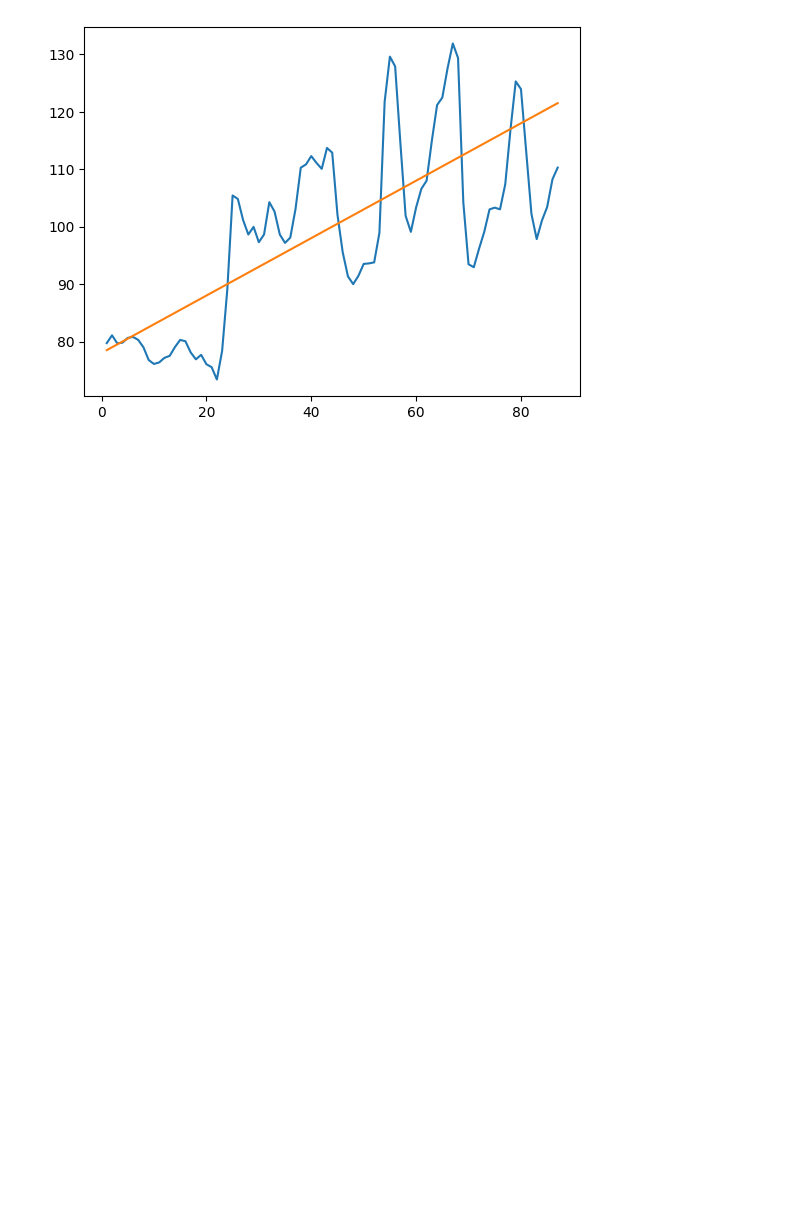
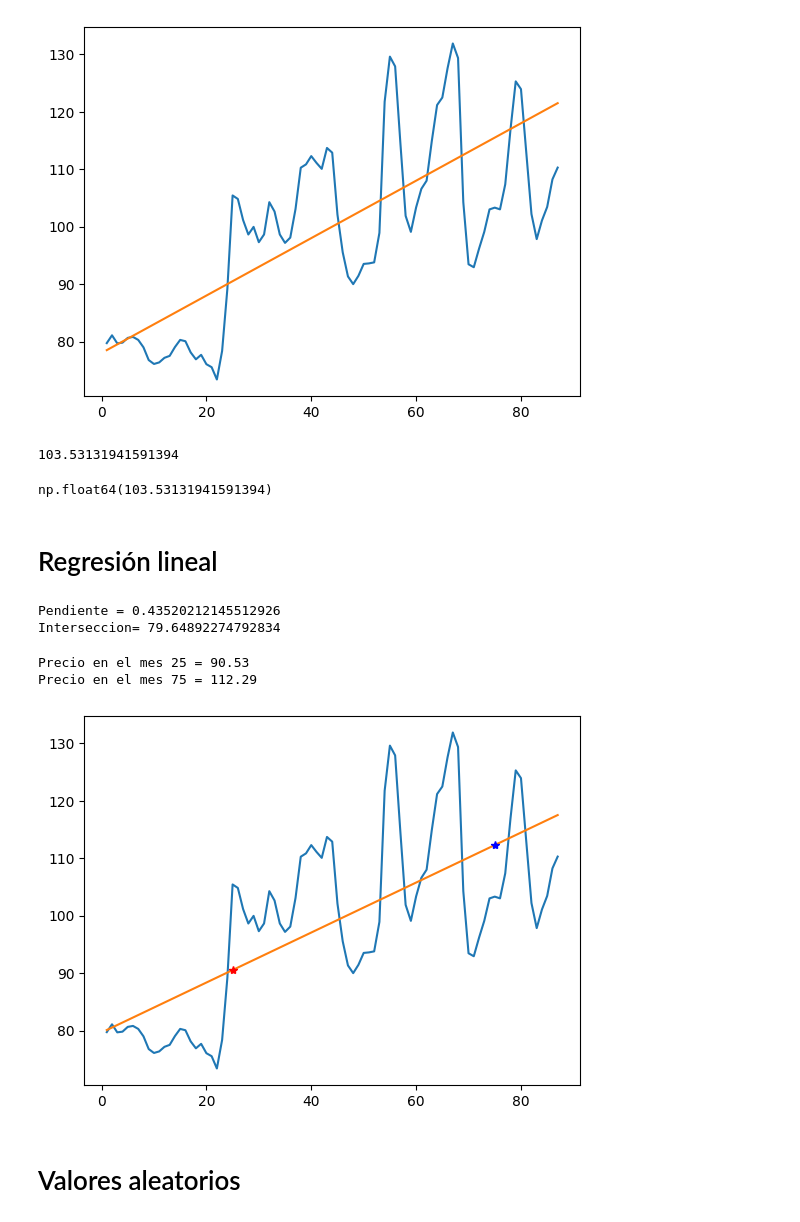
Before and after one commit to MauLazcano/manejoNumpy, a Jupyter notebook: Numpy.ipynb, the cells around one changed output. Saved outputs shown, nothing was run; the diff lists cells and outputs as text; code cells hidden in the pictures; blank space fills up the shorter version.

```diff
--- a/Numpy.ipynb
+++ b/Numpy.ipynb
@@ -199,3 +217,40 @@ plt.plot(x,y)
 # %% [output]
 [<matplotlib.lines.Line2D at 0x...>]
 [figure]
+# %%
+valorAbs =np.sqrt(np.sum(np.power(moscu-y, 2)))
+print(valorAbs)
+# %% [output]
+103.53131941591394
+# %%
+np.linalg.norm(moscu - y) # Normalización
+# %% [output]
+np.float64(103.53131941591394)
+# %% [markdown]
+# Regresión lineal
+# %%
+n = np.size(moscu)
+y = moscu
+x = fechas
+a = (n*np.sum(x*y)- np.sum(x)*np.sum(y)) / (n*np.sum(x**2)- np.sum(x)**2)
+b = np.mean(y) - a*np.mean(x)
+# %%
+print(f'Pendiente = {a}\nInterseccion= {b}')
+# %% [output]
+Pendiente = 0.43520212145512926
+Interseccion= 79.64892274792834
+# %%
+y = a*x + b
+np.linalg.norm(moscu-y)
+plt.plot(fechas, moscu)
+plt.plot(x,y)
+plt.plot(25, a*25+b, '*r') # Precio en el mes 25
+plt.plot(75, a*75+b, '*b') # Precio en el mes 75
+print(f'Precio en el mes 25 = {round(a*25+b, 2)}')
+print(f'Precio en el mes 75 = {round(a*75+b, 2)}')
+# %% [output]
+Precio en el mes 25 = 90.53
+Precio en el mes 75 = 112.29
+[figure, added]
+# %% [markdown]
+# Valores aleatorios
```
Also changed, not shown: parts of 12 cells of this notebook.
